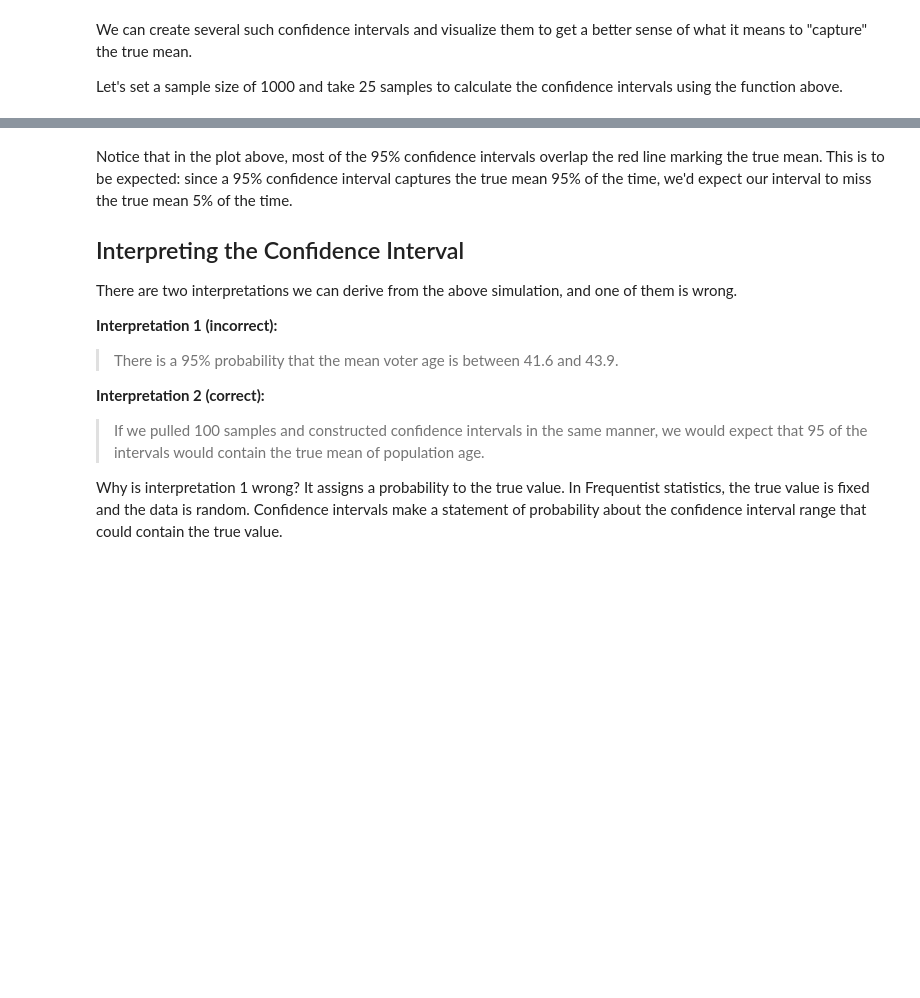
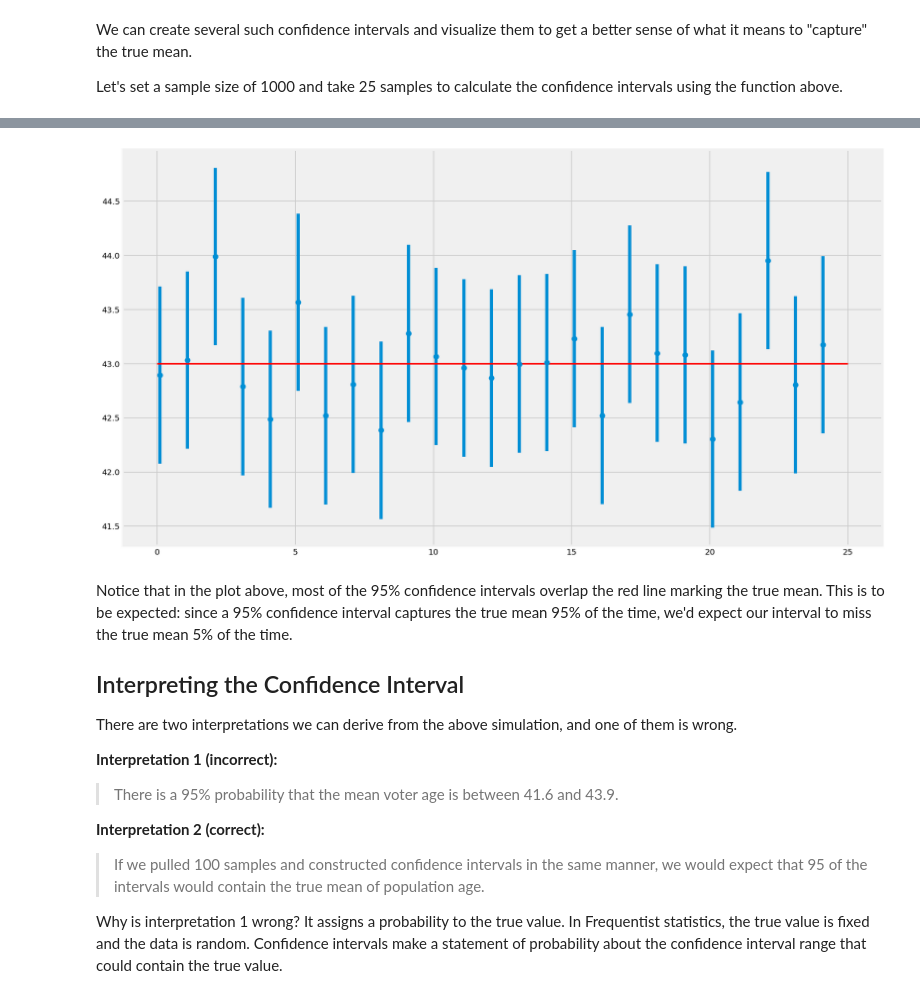
Before and after one commit to kcahlers/dsc-confidence-intervals-lab-hbs-ds-060120, a Jupyter notebook: index.ipynb, the cells around one changed output, grey strips where cells are left out. Cells and saved outputs as stored; diff of their text form; code cells hidden in the pictures; blank space fills up the shorter version.

```diff
--- a/index.ipynb
+++ b/index.ipynb
@@ -278,9 +278,9 @@ for sample in range(25):
 # plot the population mean
 
 plt.figure(figsize=(15,9))
-plt.errorbar(x=np.arrange(0.1,25,1),
+plt.errorbar(x=np.arange(0.1,25,1),
             y=sample_means,
-            yerr=[(top-bot)/2 for top, bot in intervals]
+            yerr=[(top-bot)/2 for top, bot in intervals],
             fmt = 'o')
 
 plt.hlines(xmin=0, xmax=25,
@@ -292,3 +292,4 @@ SyntaxError: invalid syntax (<ipython-input-17-45061cabf487>, line 8)
+[figure, added]
 # %% [markdown]
 Notice that in the plot above, most of the 95% confidence intervals overlap the red line marking the true mean. This is to be expected: since a 95% confidence interval captures the true mean 95% of the time, we'd expect our interval to miss the true mean 5% of the time.
 
```
Also changed, not shown: parts of 1 cell of this notebook.
